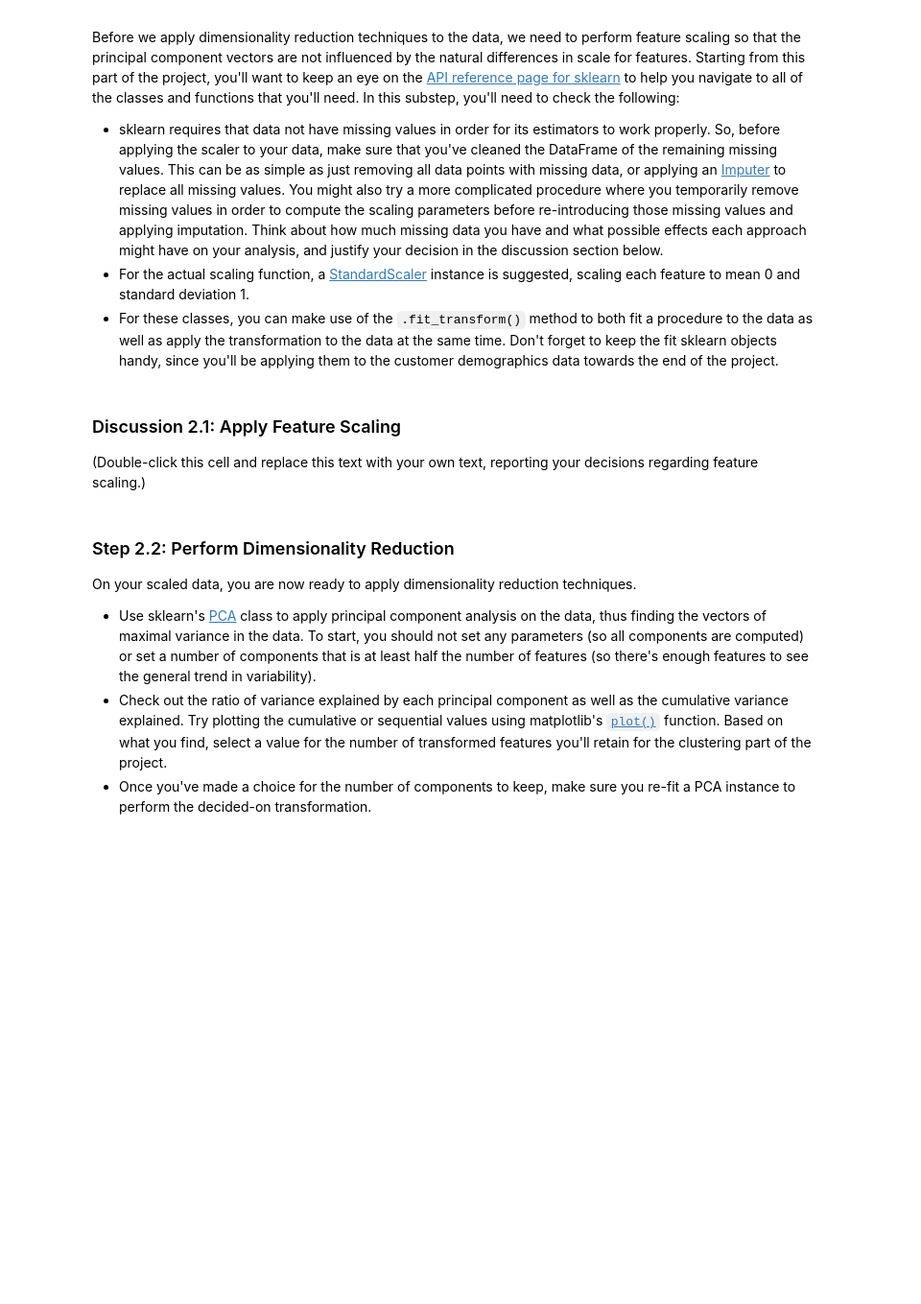
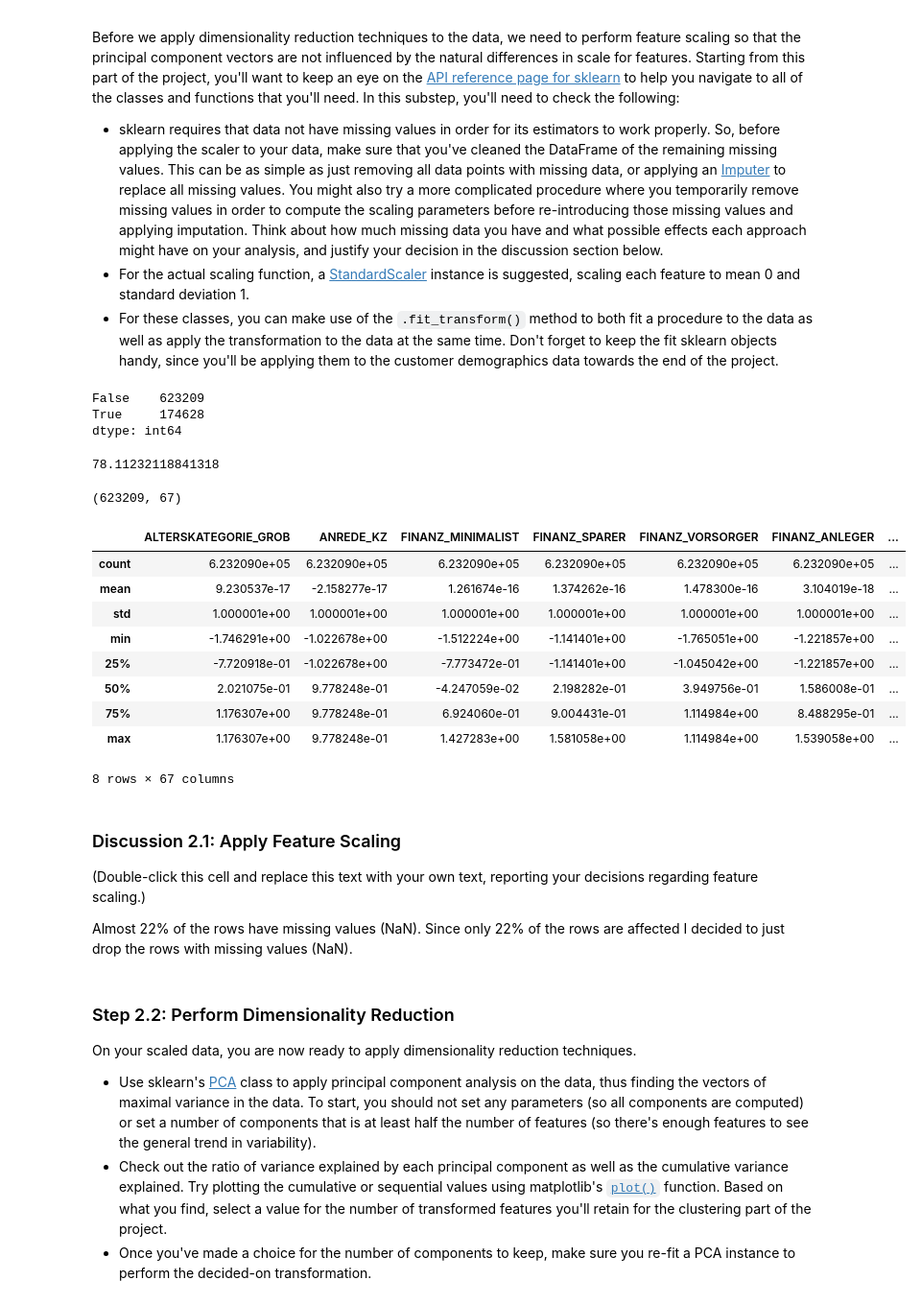
Before and after one commit to immbaur/IntroToML-Unsupervised-Learning, a Jupyter notebook: Identify_Customer_Segments.ipynb, the cells around one changed output. Shown: that part at 96% size. Cells and saved outputs as stored; diff of their text form; code cells hidden in the pictures; blank space fills up the shorter version.

Commit message:
CompletedStep 2

```diff
--- a/Identify_Customer_Segments.ipynb
+++ b/Identify_Customer_Segments.ipynb
@@ -687,8 +695,31 @@ Before we apply dimensionality reduction techniques to the data, we need to perf
 - sklearn requires that data not have missing values in order for its estimators to work properly. So, before applying the scaler to your data, make sure that you've cleaned the DataFrame of the remaining missing values. This can be as simple as just removing all data points with missing data, or applying an [Imputer](http://scikit-learn.org/stable/modules/generated/sklearn.preprocessing.Imputer.html) to replace all missing values. You might also try a more complicated procedure where you temporarily remove missing values in order to compute the scaling parameters before re-introducing those missing values and applying imputation. Think about how much missing data you have and what possible effects each approach might have on your analysis, and justify your decision in the discussion section below.
 - For the actual scaling function, a [StandardScaler](http://scikit-learn.org/stable/modules/generated/sklearn.preprocessing.StandardScaler.html) instance is suggested, scaling each feature to mean 0 and standard deviation 1.
 - For these classes, you can make use of the `.fit_transform()` method to both fit a procedure to the data as well as apply the transformation to the data at the same time. Don't forget to keep the fit sklearn objects handy, since you'll be applying them to the customer demographics data towards the end of the project.
+# %%
+# load datasets from STEP 1
+azdias_processed = pd.read_pickle("./azdias_processed_step1.pkl")
+feat_info_processed = pd.read_pickle("./feat_info_processed_step1.pkl")
 # %%
 # If you've not yet cleaned the dataset of all NaN values, then investigate and
 # do that now.
+
+# check how many rows have missing values (NaN)
+azdias_processed.isnull().sum(axis=1).astype(bool).value_counts()
+# %% [output]
+False    623209
+True     174628
+dtype: int64
+# %%
+# 623209 rows have no NaN value
+# 174628 rows have missing values (NaN)
+623209 / (623209 + 174628) * 100
+# %% [output]
+78.11232118841318
+# %%
+# remove the rows with missing values
+azdias_processed = azdias_processed[azdias_processed.isnull().sum(axis=1).astype(bool) == False]
+azdias_processed.shape
+# %% [output]
+(623209, 67)
 # %%
 # Apply feature scaling to the general population demographics data.
@@ -695,7 +728,26 @@ Before we apply dimensionality reduction techniques to the data, we need to perf
+# %%
+# transform array to back to dataframe
+azdias_scaled = pd.DataFrame(azdias_scaled, columns=azdias_processed.columns)
+# check if mean == 0 and std == 1
+azdias_scaled.describe()
+# %% [output]
+|  | ALTERSKATEGORIE_GROB | ANREDE_KZ | FINANZ_MINIMALIST | FINANZ_SPARER | FINANZ_VORSORGER | FINANZ_ANLEGER | ... |
+| count | 6.232090e+05 | 6.232090e+05 | 6.232090e+05 | 6.232090e+05 | 6.232090e+05 | 6.232090e+05 | ... |
+| mean | 9.230537e-17 | -2.158277e-17 | 1.261674e-16 | 1.374262e-16 | 1.478300e-16 | 3.104019e-18 | ... |
+| std | 1.000001e+00 | 1.000001e+00 | 1.000001e+00 | 1.000001e+00 | 1.000001e+00 | 1.000001e+00 | ... |
+| min | -1.746291e+00 | -1.022678e+00 | -1.512224e+00 | -1.141401e+00 | -1.765051e+00 | -1.221857e+00 | ... |
+| 25% | -7.720918e-01 | -1.022678e+00 | -7.773472e-01 | -1.141401e+00 | -1.045042e+00 | -1.221857e+00 | ... |
+| 50% | 2.021075e-01 | 9.778248e-01 | -4.247059e-02 | 2.198282e-01 | 3.949756e-01 | 1.586008e-01 | ... |
+| 75% | 1.176307e+00 | 9.778248e-01 | 6.924060e-01 | 9.004431e-01 | 1.114984e+00 | 8.488295e-01 | ... |
+| max | 1.176307e+00 | 9.778248e-01 | 1.427283e+00 | 1.581058e+00 | 1.114984e+00 | 1.539058e+00 | ... |
+8 rows × 67 columns
 # %% [markdown]
 ### Discussion 2.1: Apply Feature Scaling
 
 (Double-click this cell and replace this text with your own text, reporting your decisions regarding feature scaling.)
+
+Almost 22% of the rows have missing values (NaN).
+Since only 22% of the rows are affected I decided to just drop the rows with missing values (NaN).
 # %% [markdown]
 ### Step 2.2: Perform Dimensionality Reduction
 
```
Also changed, not shown: parts of 17 cells of this notebook.
